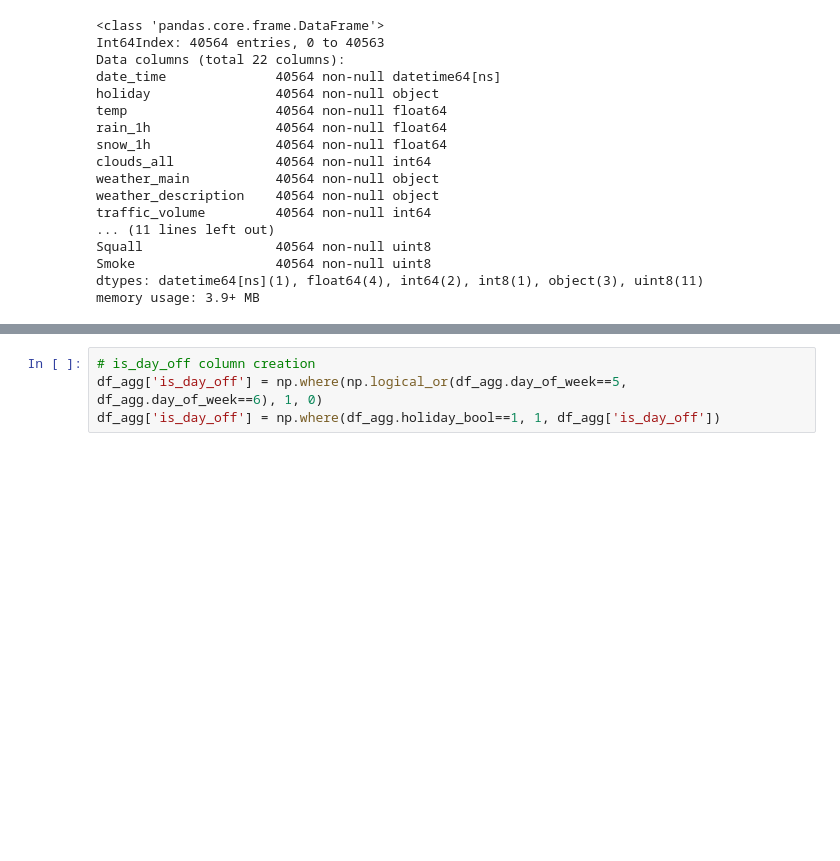
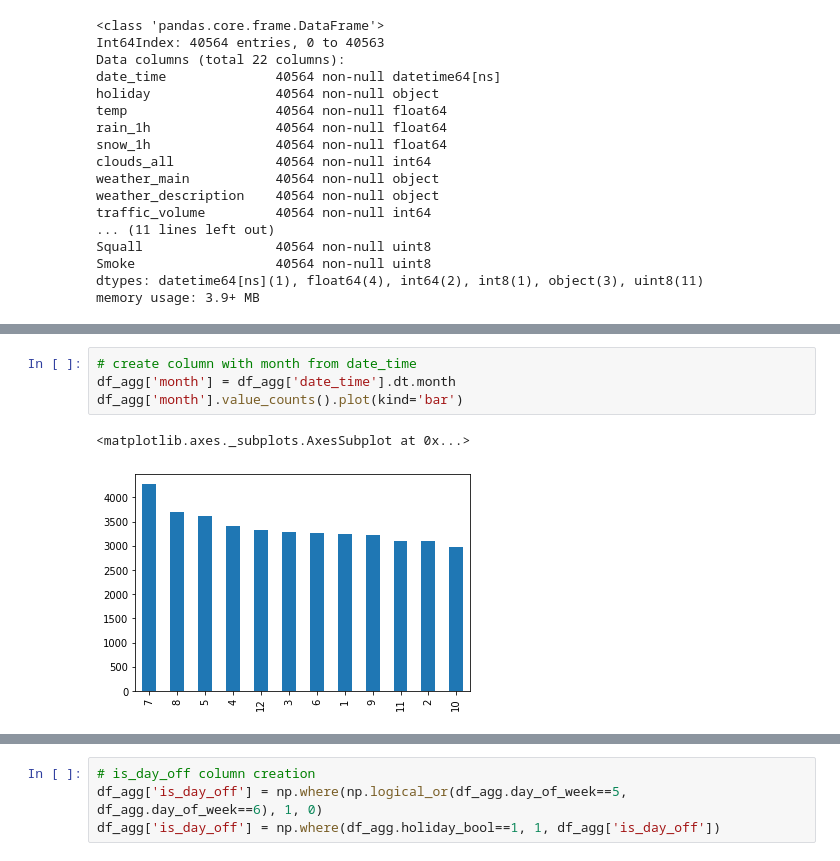
Before and after one commit to dawis96/regression-model-for-metro-interstate-traffic-volume, a Jupyter notebook: data_processing.ipynb, the cells around one changed output, grey strips where cells are left out. Saved outputs shown, nothing was run; the diff lists cells and outputs as text; blank space fills up the shorter version.

```diff
--- a/data_processing.ipynb
+++ b/data_processing.ipynb
@@ -249,3 +250,10 @@ df_agg['day_of_week'].value_counts().plot(kind='bar')
+# %%
+# create column with month from date_time
+df_agg['month'] = df_agg['date_time'].dt.month
+df_agg['month'].value_counts().plot(kind='bar')
+# %% [output]
+<matplotlib.axes._subplots.AxesSubplot at 0x...>
+[figure, added]
 # %%
 # scatter plot for different days of week
 plt.scatter(df_agg[df_agg.day_of_week==0].index, df_agg[df_agg.day_of_week==0].traffic_volume, label='monday')
```
Also changed, not shown: parts of 13 cells of this notebook, 2 other files.
